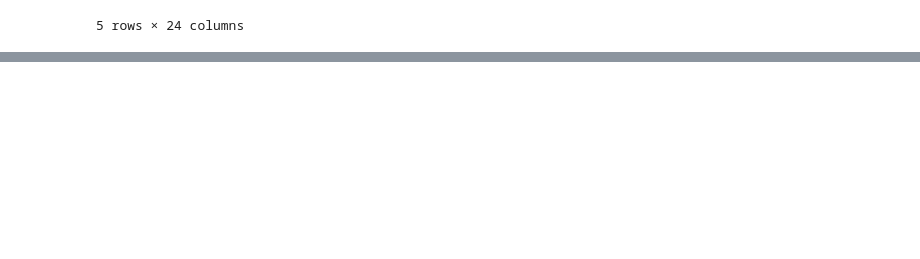
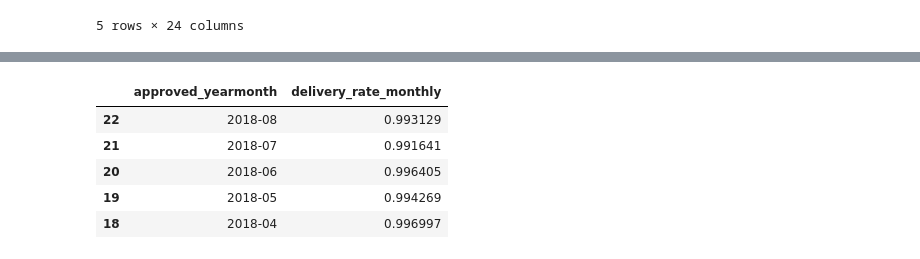
Before and after one commit to Kvitatiani/brazillian-ecommerce-analytics, a Jupyter notebook: ecommerce_playground.ipynb, the cells around one changed output, grey strips where cells are left out. Drawn from its saved outputs; the diff is of its cells as text; code cells hidden in the pictures; blank space fills up the shorter version.

Commit message:
Q1: Calculate monthly delivery rates

```diff
--- a/ecommerce_playground.ipynb
+++ b/ecommerce_playground.ipynb
@@ -146,0 +166,22 @@ master_orders.head()
+# %%
+# filter only finished orders for analysis
+master_orders_finished = master_orders[master_orders['order_status'].isin({'delivered', 'canceled', 'unavailable'})].copy()
+
+# cast datetime columns
+datetime_cols = ['order_purchase_timestamp', 'order_approved_at', 'order_delivered_carrier_date', 'order_delivered_customer_date', 'order_estimated_delivery_date']
+for col in datetime_cols:
+    master_orders_finished[col] = pd.to_datetime(master_orders_finished[col])
+# %%
+# prepare view with monthly delivery rates
+master_orders_finished['approved_yearmonth'] = master_orders_finished['order_approved_at'].dt.strftime('%Y-%m')
+monthly_delivery_rate = master_orders_finished.groupby('approved_yearmonth').agg(
+    delivery_rate_monthly=('order_status', lambda x: (x == 'delivered').sum()/len(x))
+).reset_index().sort_values(by='approved_yearmonth', ascending=False)
+monthly_delivery_rate.head(5)
+# %% [output]
+|  | approved_yearmonth | delivery_rate_monthly |
+| 22 | 2018-08 | 0.993129 |
+| 21 | 2018-07 | 0.991641 |
+| 20 | 2018-06 | 0.996405 |
+| 19 | 2018-05 | 0.994269 |
+| 18 | 2018-04 | 0.996997 |
```
Also changed, not shown: parts of 6 cells of this notebook.
